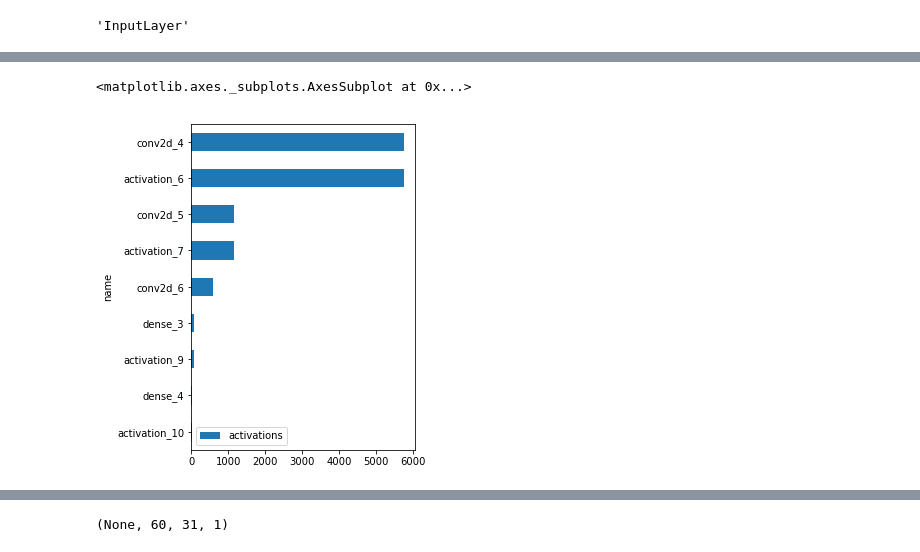
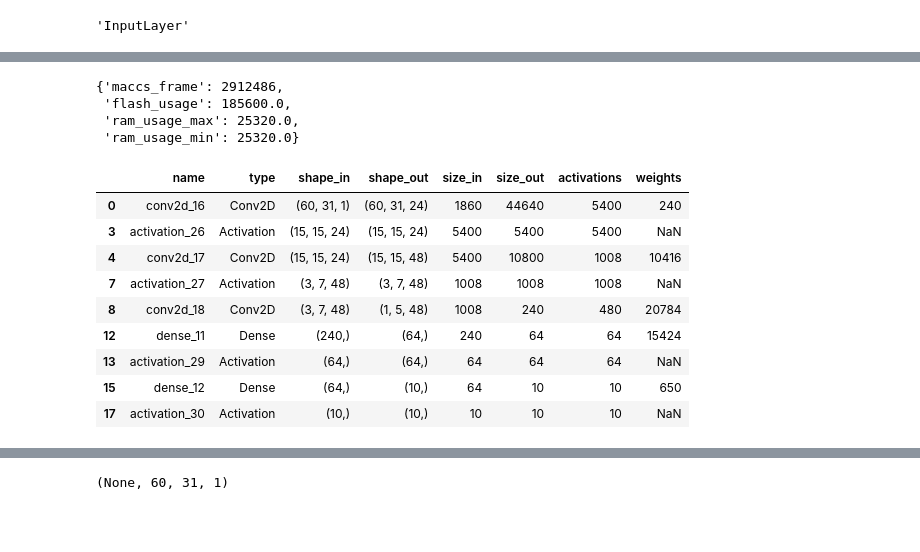
Before and after one commit to jonnor/ESC-CNN-microcontroller, a Jupyter notebook: Experiments.ipynb, the cells around one changed output, grey strips where cells are left out. Cells and saved outputs as stored; diff of their text form; code cells hidden in the pictures; blank space fills up the shorter version.

```diff
--- a/Experiments.ipynb
+++ b/Experiments.ipynb
@@ -274,5 +187,0 @@ jj
-# %%
-jj.sort_index(ascending=False).plot(figsize=(4, 6), kind='barh', y='activations', x='name')
-# %% [output]
-<matplotlib.axes._subplots.AxesSubplot at 0x...>
-[figure, removed]
@@ -278,0 +206,20 @@ jj.sort_index(ascending=False).plot(figsize=(4, 6), kind='barh', y='activations'
+# %%
+ss
+# %% [output]
+{'maccs_frame': 2912486,
+ 'flash_usage': 185600.0,
+ 'ram_usage_max': 25320.0,
+ 'ram_usage_min': 25320.0}
+# %%
+ll
+# %% [output]
+|  | name | type | shape_in | shape_out | size_in | size_out | activations | weights |
+| 0 | conv2d_16 | Conv2D | (60, 31, 1) | (60, 31, 24) | 1860 | 44640 | 5400 | 240 |
+| 3 | activation_26 | Activation | (15, 15, 24) | (15, 15, 24) | 5400 | 5400 | 5400 | NaN |
+| 4 | conv2d_17 | Conv2D | (15, 15, 24) | (15, 15, 48) | 5400 | 10800 | 1008 | 10416 |
+| 7 | activation_27 | Activation | (3, 7, 48) | (3, 7, 48) | 1008 | 1008 | 1008 | NaN |
+| 8 | conv2d_18 | Conv2D | (3, 7, 48) | (1, 5, 48) | 1008 | 240 | 480 | 20784 |
+| 12 | dense_11 | Dense | (240,) | (64,) | 240 | 64 | 64 | 15424 |
+| 13 | activation_29 | Activation | (64,) | (64,) | 64 | 64 | 64 | NaN |
+| 15 | dense_12 | Dense | (64,) | (10,) | 64 | 10 | 10 | 650 |
+| 17 | activation_30 | Activation | (10,) | (10,) | 10 | 10 | 10 | NaN |
```
Also changed, not shown: parts of 10 cells of this notebook, 4 other files.
